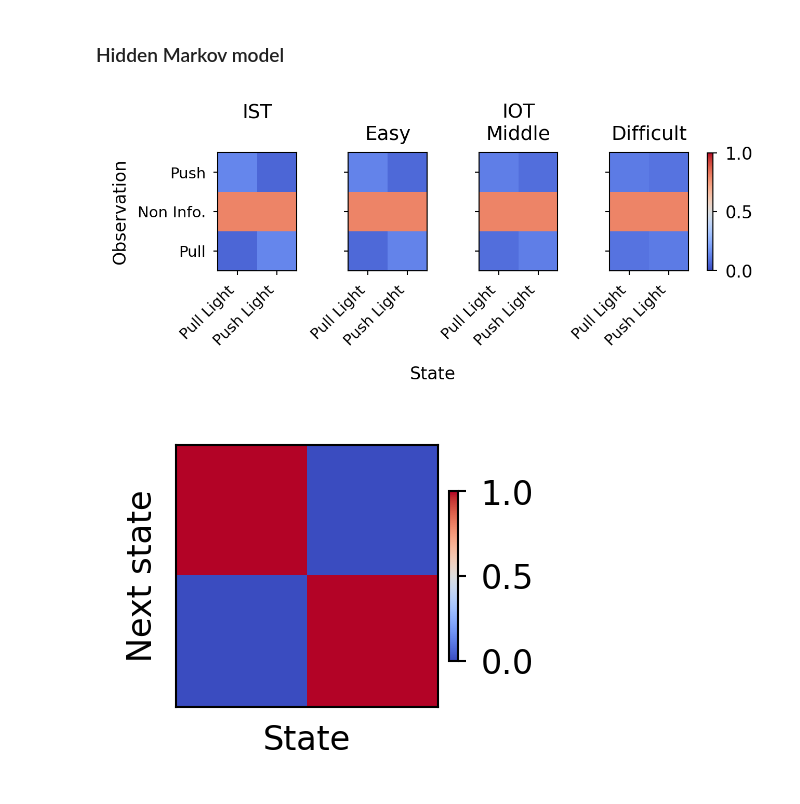
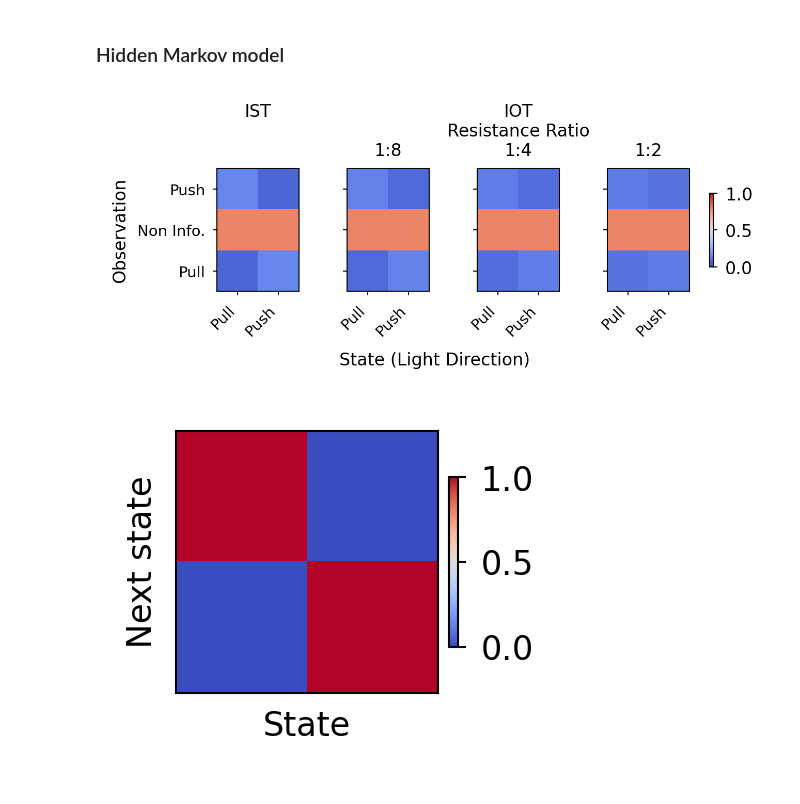
Before and after one commit to n-yamauchi/Yamauchi2025NeuroScienceResearch, a Jupyter notebook: DBI.ipynb, the cells around one changed output. Saved outputs shown, nothing was run; the diff lists cells and outputs as text; code cells hidden in the pictures.

```diff
--- a/DBI.ipynb
+++ b/DBI.ipynb
@@ -232,39 +232,39 @@ difficulty_params = [0.14, 0.13, 0.12, 0.11] # not IOT, Easy, Middle, Hard
 for po in difficulty_params:
     Pobs_level = np.zeros((no, ns))
     Pobs_level[0, 0] = Pobs_level[2, 1] = po
     Pobs_level[2, 0] = Pobs_level[0, 1] = 0.2 - po
     Pobs_level[1, 0] = Pobs_level[1, 1] = 0.8
     pobs_levels.append(Pobs_level)
 input_size = no
 
 fig, axes = plt.subplots(1, 4,
-                        figsize=(4.2, 1.9),
+                        figsize=(4.2, 1.8),
                         dpi=300,
                         sharey=True,
                         gridspec_kw={'wspace': -0.1},
                         constrained_layout=True)
 
-titles = ['IST\n', 'Easy', 'IOT\nMiddle', 'Difficult']
+titles = ['IST\n\n', '1:8', 'IOT\nResistance Ratio\n1:4', '1:2']
 
 for i, ax in enumerate(axes):
     Pobs = pobs_levels[i]
     im = ax.imshow(Pobs, cmap='coolwarm', vmin=0, vmax=1)
 
-    ax.set_title(titles[i], fontsize=9)
-    ax.set_xticks(ticks=[0, 1], labels=['Pull Light', 'Push Light'], rotation=45, ha='right', fontsize=7)
+    ax.set_title(titles[i], fontsize=8)
+    ax.set_xticks(ticks=[0, 1], labels=['Pull', 'Push'], rotation=45, ha='right', fontsize=7)
 
 axes[0].set_ylabel("Observation", fontsize=8)
 axes[0].set_yticks(ticks=[0, 1, 2], labels=["Push","Non Info.","Pull"], fontsize=7)
 
-fig.supxlabel("State", fontsize=8)
+fig.supxlabel("State (Light Direction)", fontsize=8)
 
 cbar = fig.colorbar(im, ax=axes.ravel().tolist(), shrink=0.6, pad=0.04)
 
 plt.savefig("observation_model_env4_levels.svg", format="svg", bbox_inches='tight')
 plt.show()
 plt.close()
 # %% [output]
-[figure, old version]
+[figure, new version]
 # %%
 def plot_transition_matrix(Ptr, filename):
     plt.figure(figsize=(1.6, 1.6), dpi=300)
```
Also changed, not shown: parts of 1 cell of this notebook, 4 other files.
